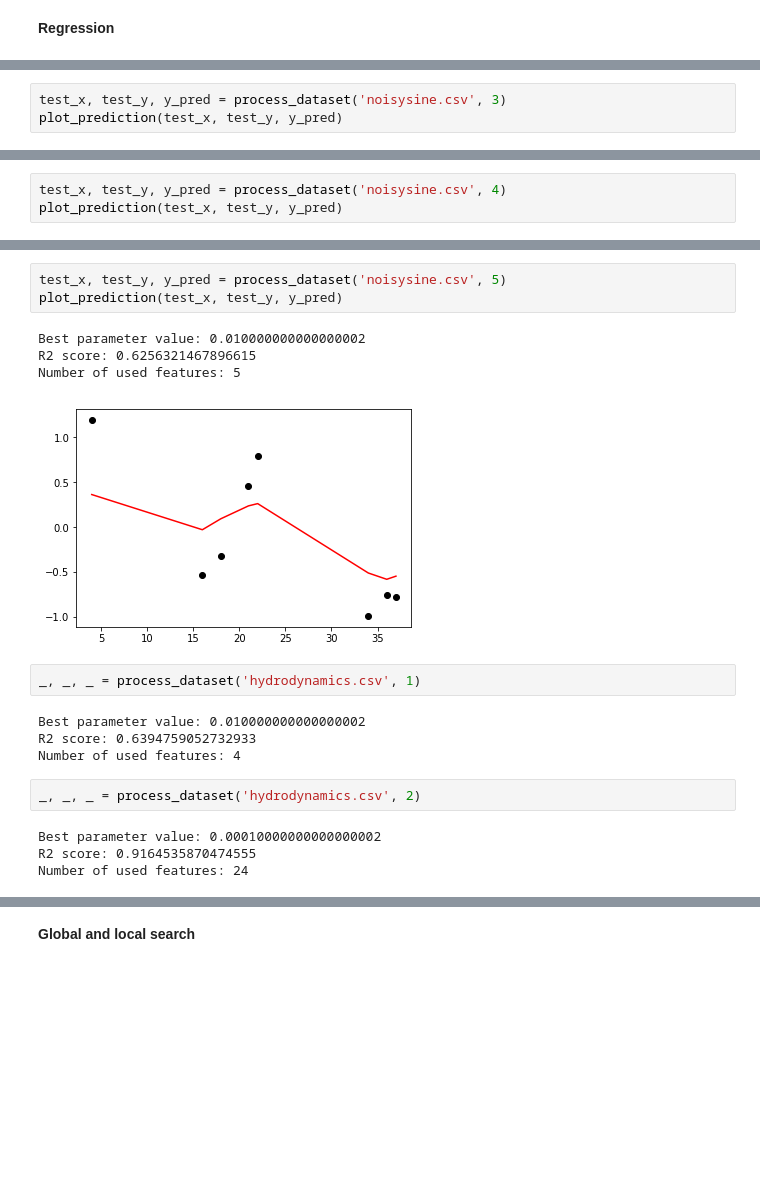
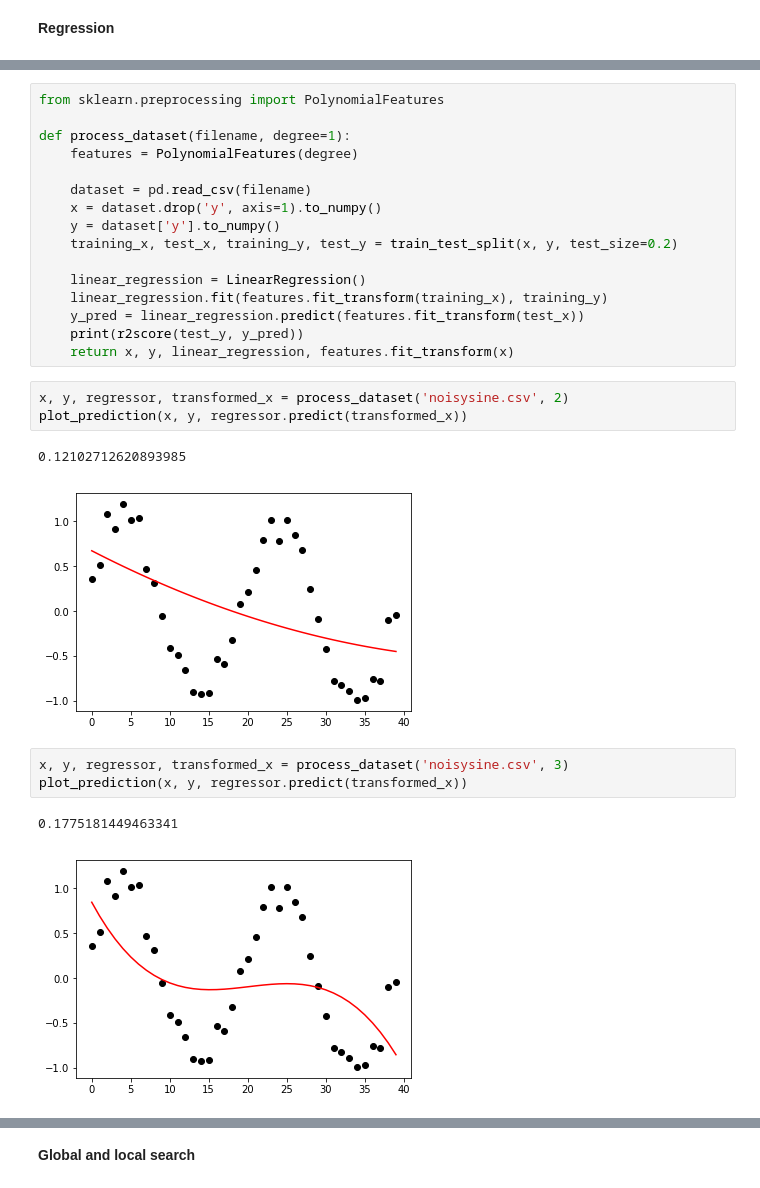
Before and after one commit to sharkovadarya/machine-learning, a Jupyter notebook: ML_HW_4.ipynb, the cells around one changed output, grey strips where cells are left out. Cells and saved outputs as stored; diff of their text form; blank space fills up the shorter version.

```diff
--- a/ML_HW_4.ipynb
+++ b/ML_HW_4.ipynb
@@ -287,3 +55,0 @@ Number of used features: 2
-# %%
-test_x, test_y, y_pred = process_dataset('noisysine.csv', 3)
-plot_prediction(test_x, test_y, y_pred)
@@ -295,3 +55,0 @@ Number of used features: 2
-# %%
-test_x, test_y, y_pred = process_dataset('noisysine.csv', 4)
-plot_prediction(test_x, test_y, y_pred)
@@ -303,20 +56,28 @@ Number of used features: 4
-# %%
-test_x, test_y, y_pred = process_dataset('noisysine.csv', 5)
-plot_prediction(test_x, test_y, y_pred)
-# %% [output]
-Best parameter value: 0.010000000000000002
-R2 score: 0.6256321467896615
-Number of used features: 5
-[figure, removed]
-# %%
-_, _, _ = process_dataset('hydrodynamics.csv', 1)
-# %% [output]
-Best parameter value: 0.010000000000000002
-R2 score: 0.6394759052732933
-Number of used features: 4
-# %%
-_, _, _ = process_dataset('hydrodynamics.csv', 2)
-# %% [output]
-Best parameter value: 0.00010000000000000002
-R2 score: 0.9164535870474555
-Number of used features: 24
+# %%
+from sklearn.preprocessing import PolynomialFeatures
+
+def process_dataset(filename, degree=1):
+    features = PolynomialFeatures(degree)
+
+    dataset = pd.read_csv(filename)
+    x = dataset.drop('y', axis=1).to_numpy()
+    y = dataset['y'].to_numpy()
+    training_x, test_x, training_y, test_y = train_test_split(x, y, test_size=0.2)
+
+    linear_regression = LinearRegression()
+    linear_regression.fit(features.fit_transform(training_x), training_y)
+    y_pred = linear_regression.predict(features.fit_transform(test_x))
+    print(r2score(test_y, y_pred))
+    return x, y, linear_regression, features.fit_transform(x)
+# %%
+x, y, regressor, transformed_x = process_dataset('noisysine.csv', 2)
+plot_prediction(x, y, regressor.predict(transformed_x))
+# %% [output]
+0.12102712620893985
+[figure, added]
+# %%
+x, y, regressor, transformed_x = process_dataset('noisysine.csv', 3)
+plot_prediction(x, y, regressor.predict(transformed_x))
+# %% [output]
+0.1775181449463341
+[figure, added]
```
Also changed, not shown: parts of 42 cells of this notebook.
